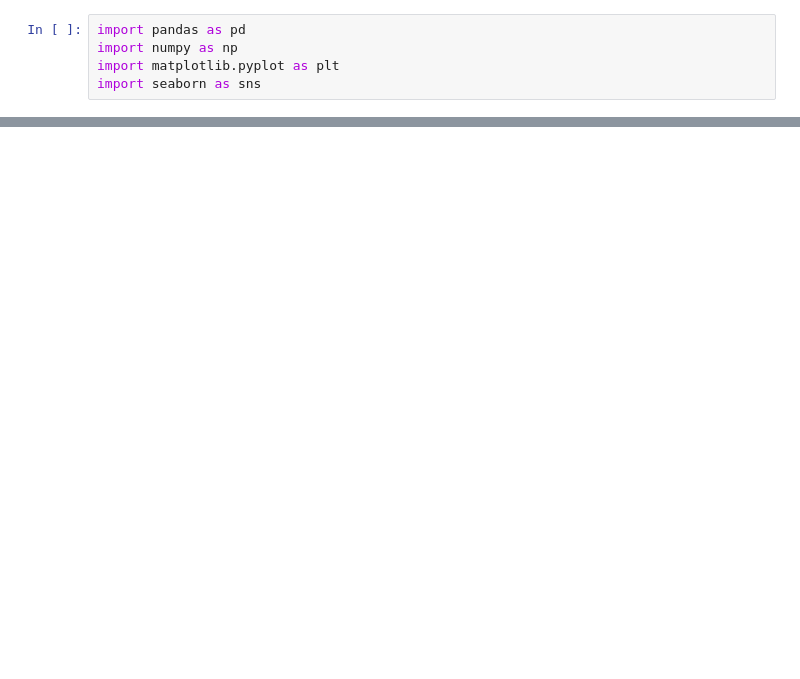
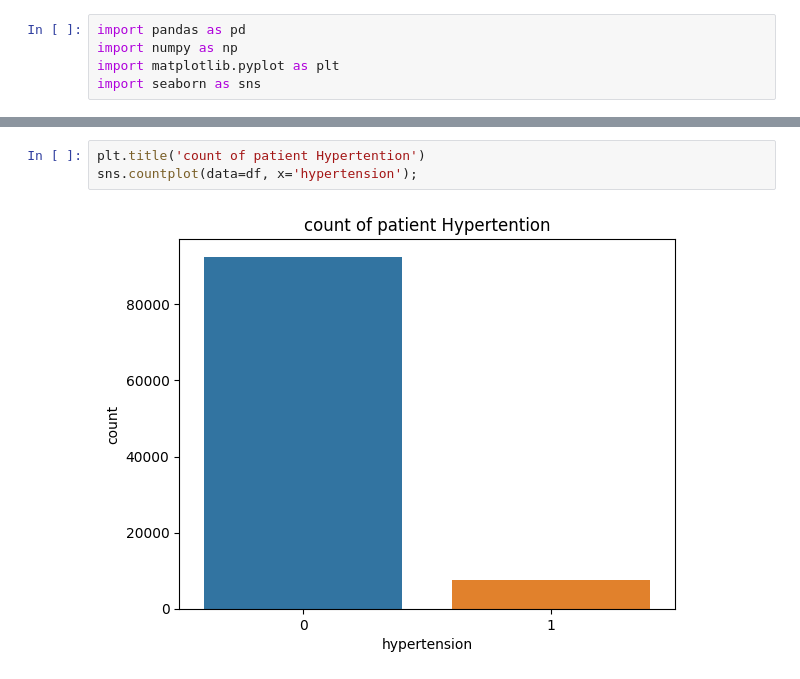
Before and after one commit to Muntasir90629/Diabetes-prediction-dataset, a Jupyter notebook: diabetes_prediction_dataset.ipynb, the cells around one changed output, grey strips where cells are left out. Saved outputs shown, nothing was run; the diff lists cells and outputs as text; blank space fills up the shorter version.

```diff
--- a/diabetes_prediction_dataset.ipynb
+++ b/diabetes_prediction_dataset.ipynb
@@ -9,0 +84,5 @@ PermissionError: [Errno 13] Permission denied: 'C:\\Users\\MuntasirulHoque\\OneD
+# %%
+plt.title('count of patient Hypertention')
+sns.countplot(data=df, x='hypertension');
+# %% [output]
+[figure, added]
```
Also changed, not shown: parts of 37 cells of this notebook.
